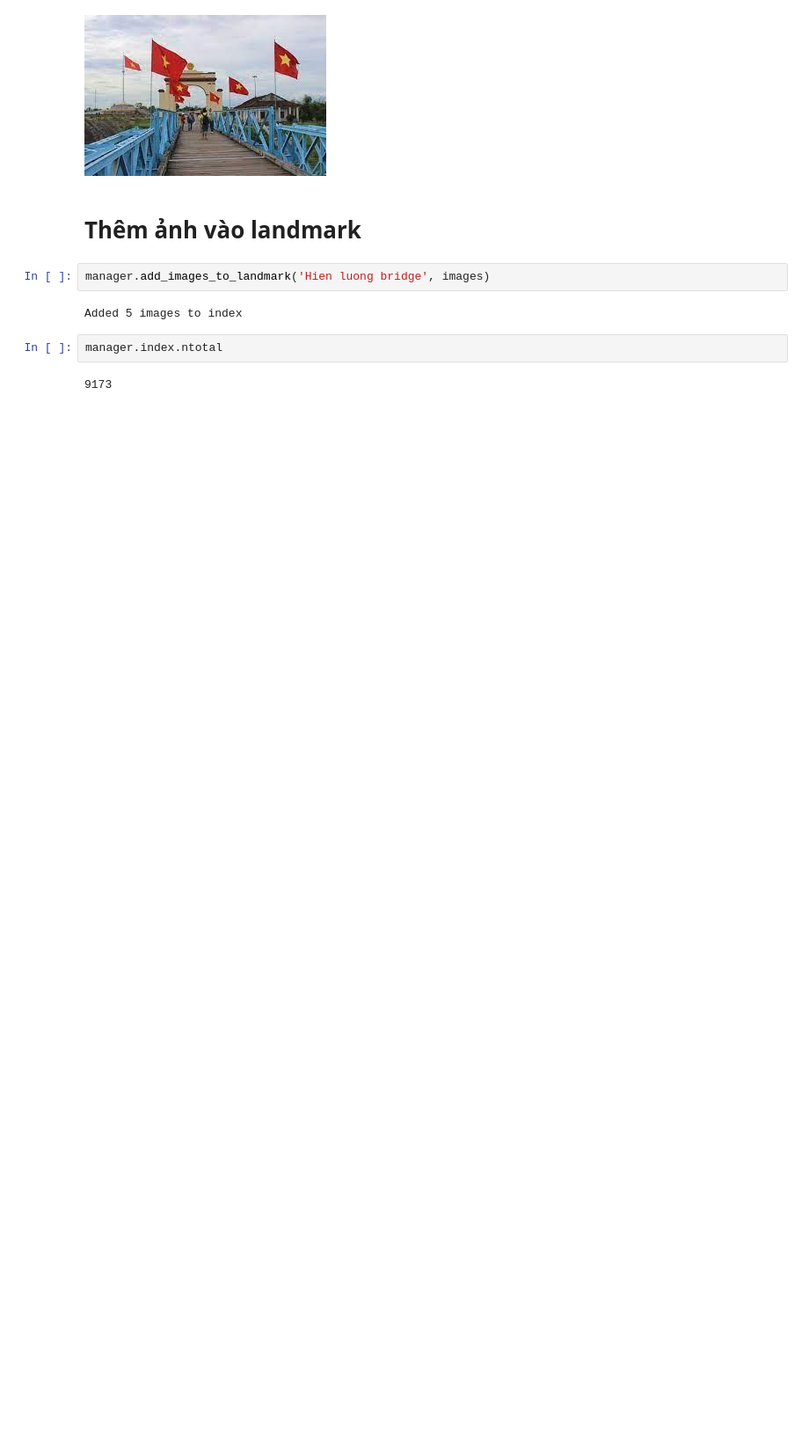
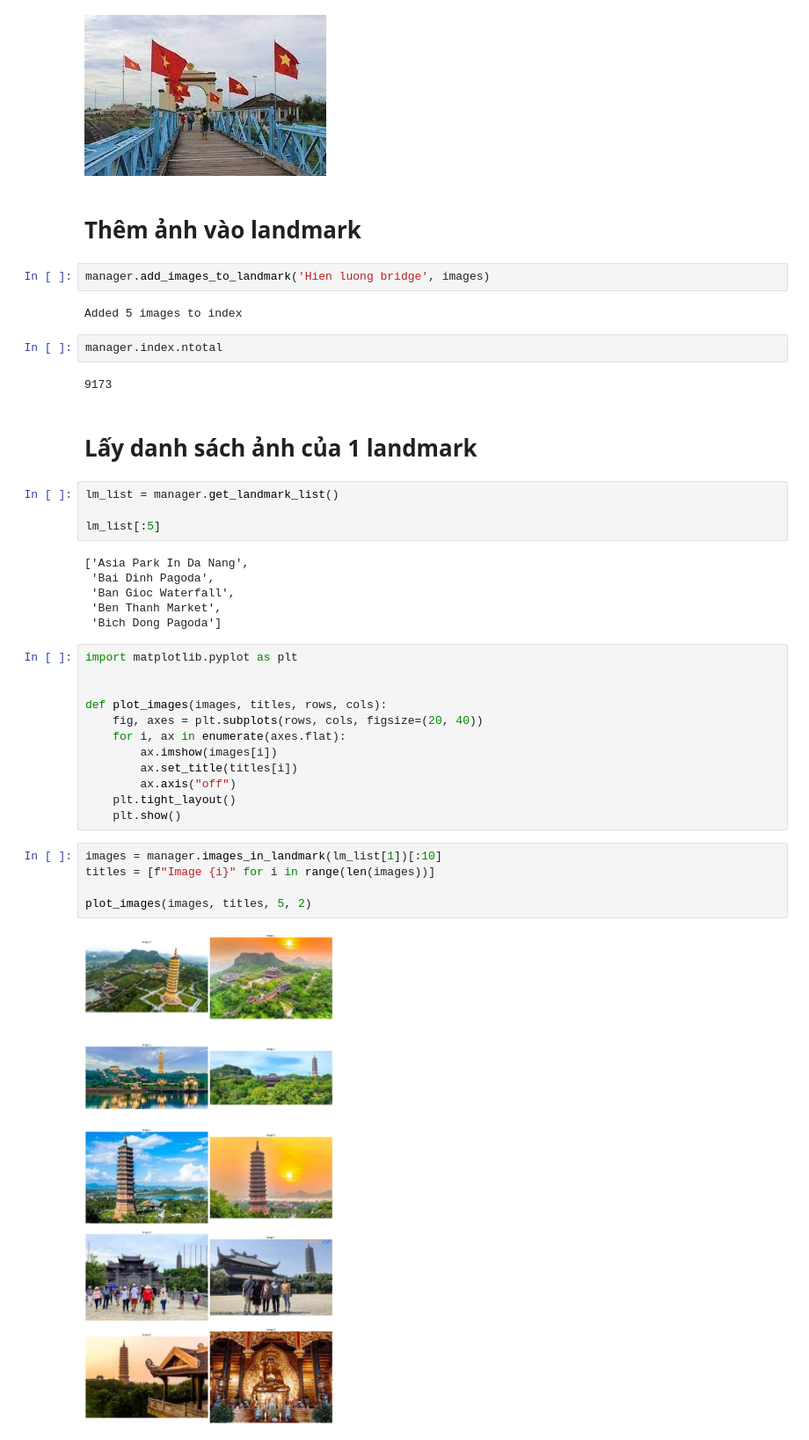
Before and after one commit to ngohiep-noob/Google-image-crawler, a Jupyter notebook: test_manager.ipynb, the cells around one changed output. Shown at 88% size. Cells and saved outputs as stored; diff of their text form; blank space fills up the shorter version.

Commit message:
Add method to retrieve images in a landmark

```diff
--- a/test_manager.ipynb
+++ b/test_manager.ipynb
@@ -46,3 +46,34 @@ Added 5 images to index
 manager.index.ntotal
 # %% [output]
 9173
+# %% [markdown]
+# Lấy danh sách ảnh của 1 landmark
+# %%
+lm_list = manager.get_landmark_list()
+
+lm_list[:5]
+# %% [output]
+['Asia Park In Da Nang',
+ 'Bai Dinh Pagoda',
+ 'Ban Gioc Waterfall',
+ 'Ben Thanh Market',
+ 'Bich Dong Pagoda']
+# %%
+import matplotlib.pyplot as plt
+
+
+def plot_images(images, titles, rows, cols):
+    fig, axes = plt.subplots(rows, cols, figsize=(20, 40))
+    for i, ax in enumerate(axes.flat):
+        ax.imshow(images[i])
+        ax.set_title(titles[i])
+        ax.axis("off")
+    plt.tight_layout()
+    plt.show()
+# %%
+images = manager.images_in_landmark(lm_list[1])[:10]
+titles = [f"Image {i}" for i in range(len(images))]
+
+plot_images(images, titles, 5, 2)
+# %% [output]
+[figure, added]
```
Also changed, not shown: 1 other file.
